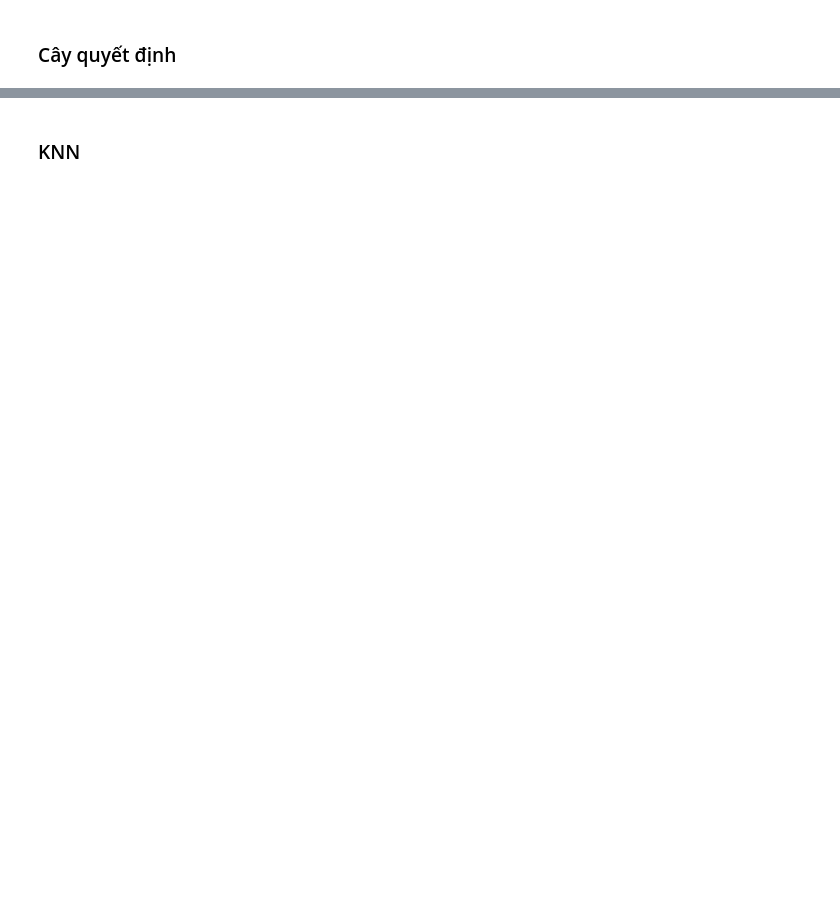
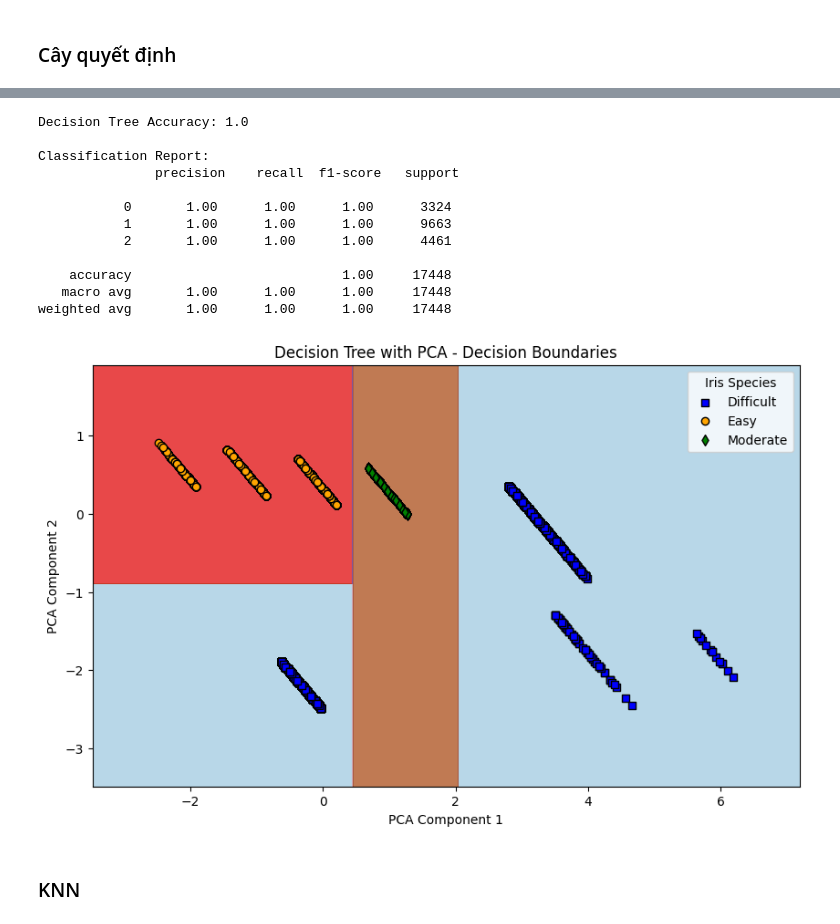
Before and after one commit to TempWiz/I2DS---Final-Project-Book-Recommandation-System, a Jupyter notebook: Final.ipynb, the cells around one changed output, grey strips where cells are left out. Saved outputs shown, nothing was run; the diff lists cells and outputs as text; code cells hidden in the pictures; blank space fills up the shorter version.

```diff
--- a/Final.ipynb
+++ b/Final.ipynb
@@ -337,2 +352,72 @@ weighted avg       1.00      1.00      1.00     17448
+# %%
+from sklearn.tree import DecisionTreeClassifier
+from sklearn.decomposition import PCA
+
+# # Decision Tree model
+# dt = DecisionTreeClassifier(max_depth=3, random_state=42)
+# dt.fit(X_train, y_train)
+
+# # Evaluate the model
+# y_pred_dt = dt.predict(X_test)
+# print("Decision Tree Accuracy:", accuracy_score(y_test, y_pred_dt))
+# print("\nClassification Report:\n", classification_report(y_test, y_pred_dt))
+
+# Scale the features (optional for Decision Trees but useful for consistent plotting)
+scaler = StandardScaler()
+X_train_scaled = scaler.fit_transform(X_train)
+X_test_scaled = scaler.transform(X_test)
+
+# Apply PCA for dimensionality reduction or transformation
+pca = PCA(n_components=2)
+X_train_pca = pca.fit_transform(X_train_scaled)
+X_test_pca = pca.transform(X_test_scaled)
+
+# Train a Decision Tree Classifier
+dt = DecisionTreeClassifier(max_depth=3, random_state=80)
+dt.fit(X_train_pca, y_train)
+
+# Evaluate the model
+y_pred_dt = dt.predict(X_test_pca)
+print("Decision Tree Accuracy:", accuracy_score(y_test, y_pred_dt))
+print("\nClassification Report:\n", classification_report(y_test, y_pred_dt))
+
+# Visualization: Decision boundary (using PCA-transformed training data)
+x_min, x_max = X_train_pca[:, 0].min() - 1, X_train_pca[:, 0].max() + 1
+y_min, y_max = X_train_pca[:, 1].min() - 1, X_train_pca[:, 1].max() + 1
+xx, yy = np.meshgrid(np.arange(x_min, x_max, 0.01),
+                     np.arange(y_min, y_max, 0.01))
+
+# Predict classifications for the mesh grid
+Z = dt.predict(np.c_[xx.ravel(), yy.ravel()])
+Z = Z.reshape(xx.shape)
+
+# Plot the decision boundaries
+plt.figure(figsize=(10, 6))
+plt.contourf(xx, yy, Z, alpha=0.8, cmap=plt.cm.Paired)
+
+# Scatter plot the actual data points in PCA-transformed space
+for i, color, label, marker in zip([0, 1, 2], ['blue', 'orange', 'green'], encoder.classes_, ['s', 'o', 'd']):
+    plt.scatter(X_train_pca[y_train == i, 0], X_train_pca[y_train == i, 1],
+                c=color, label=label, edgecolor='k', marker=marker)
+
+plt.xlabel('PCA Component 1')
+plt.ylabel('PCA Component 2')
+plt.legend(title="Iris Species")
+plt.title("Decision Tree with PCA - Decision Boundaries")
+plt.show()
+# %% [output]
+Decision Tree Accuracy: 1.0
+
+Classification Report:
+               precision    recall  f1-score   support
+
+           0       1.00      1.00      1.00      3324
+           1       1.00      1.00      1.00      9663
+           2       1.00      1.00      1.00      4461
+
+    accuracy                           1.00     17448
+   macro avg       1.00      1.00      1.00     17448
+weighted avg       1.00      1.00      1.00     17448
+[figure, added]
 # %% [markdown]
 ### KNN
```
Also changed, not shown: parts of 6 cells of this notebook.
